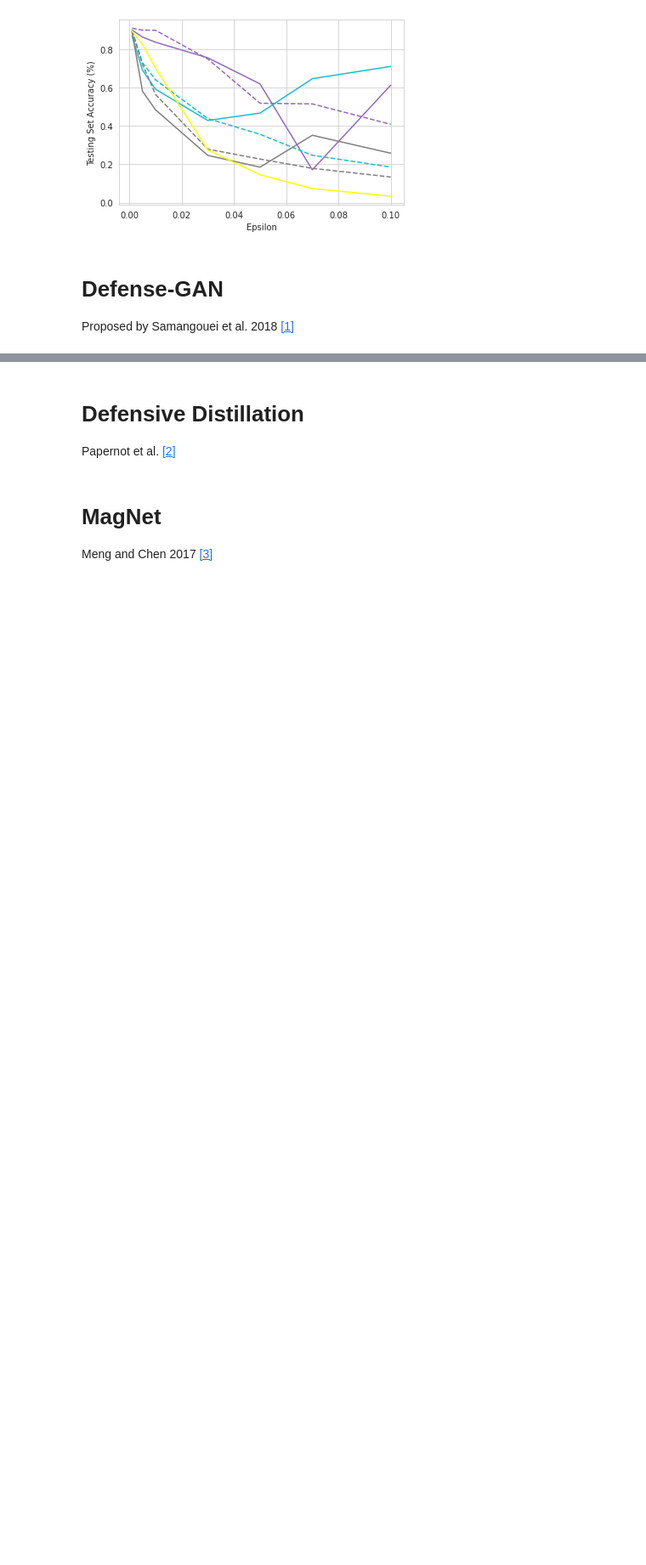
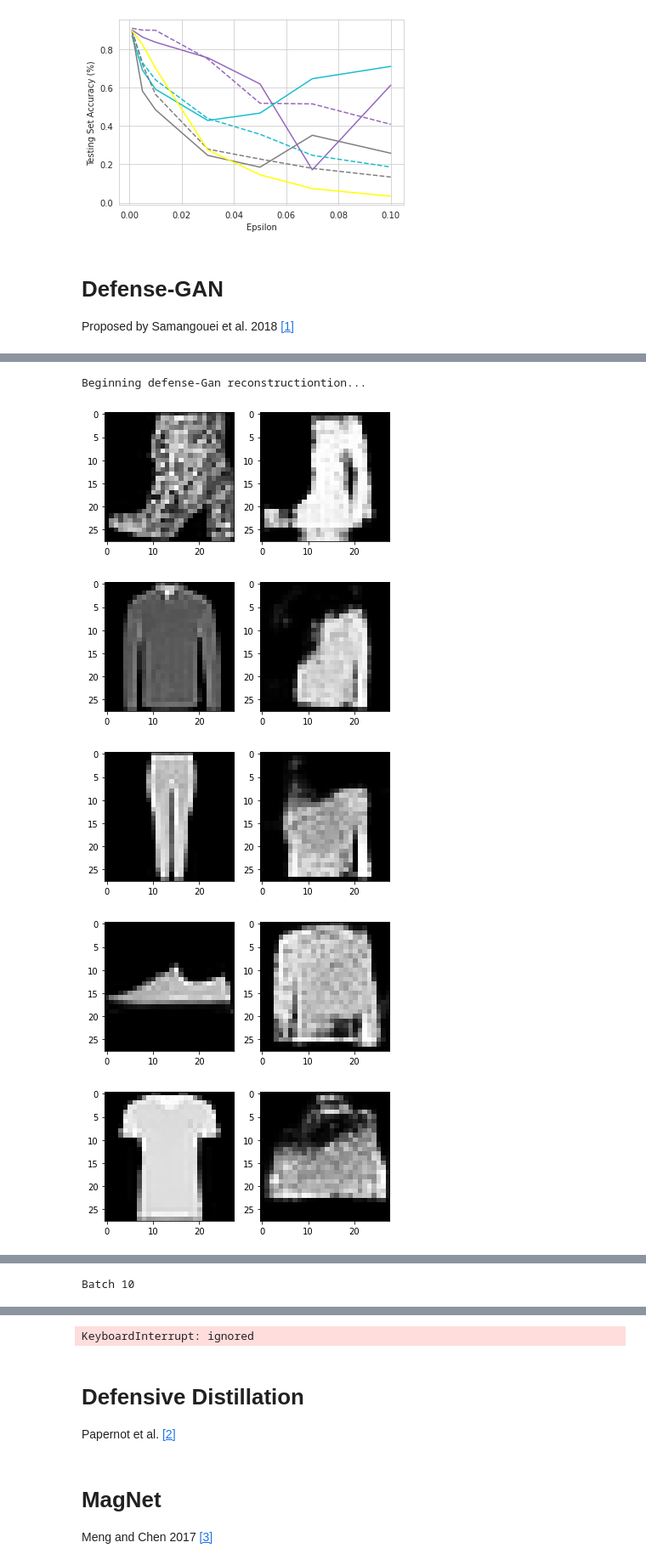
Before and after one commit to WesRobbins/AdversarialML, a Jupyter notebook: Fashion_MNIST_Exploratory.ipynb, the cells around one changed output, grey strips where cells are left out. Shown: that part at 85% size. Saved outputs shown, nothing was run; the diff lists cells and outputs as text; code cells hidden in the pictures; blank space fills up the shorter version.

```diff
--- a/Fashion_MNIST_Exploratory.ipynb
+++ b/Fashion_MNIST_Exploratory.ipynb
@@ -221,6 +221,11 @@ def load_and_run(ds_name, black_box=False, attack=None, epsilon=None, defense=No
       ds_test = fgsm(ds_test, model2, epsilon)
     elif black_box:
       ds_test = fgsm(ds_test, box_model2, epsilon)
+  elif attack == 'rand+fgsm':
+    if not black_box:
+      ds_test = rand_fgsm(ds_test, model2, epsilon)
+    elif black_box:
+      ds_test = rand_fgsm(ds_test, box_model2, epsilon)
 
   #Displays first 5 images of testing data
   if show:
@@ -275,6 +280,21 @@ def show_images(ds):
     plt.imshow(image, cmap='gray')
 
   plt.show()
+
+
+def show_img(img):
+  img = np.squeeze(img.numpy())
+  plt.imshow(img, cmap='gray')
+  plt.show()
+
+def show_2img(img1, img2):
+  img1 = np.squeeze(img1.numpy())
+  img2 = np.squeeze(img2.numpy())
+  plt.subplot(1,2,1)
+  plt.imshow(img1, cmap='gray')
+  plt.subplot(1,2,2)
+  plt.imshow(img2, cmap='gray')
+  plt.show()
 # %%
 def fgsm(ds_test, model, epsilon):
   """Takes in a dataset and a model, and uses the gradient of that model to alter the images of the dataset.
@@ -768,0 +794,9 @@ def reconstruct_single(img):
+# %%
+load_and_run('fashion_mnist', attack='fgsm', defense='DefenseGAN', epsilon=None)
+# %% [output]
+Beginning defense-Gan reconstructiontion...
+[figure, added]
+[figure, added]
+[figure, added]
+[figure, added]
+[figure, added]
@@ -768,0 +807 @@ def reconstruct_single(img):
+Batch 10
@@ -769,3 +810,4 @@ def reconstruct_single(img):
+KeyboardInterrupt: ignored
 # %% [markdown]
 # Defensive Distillation
 Papernot et al. [[2]](https://ieeexplore.ieee.org/stamp/stamp.jsp?tp=&arnumber=7546524)
```
Also changed, not shown: parts of 5 cells of this notebook.
